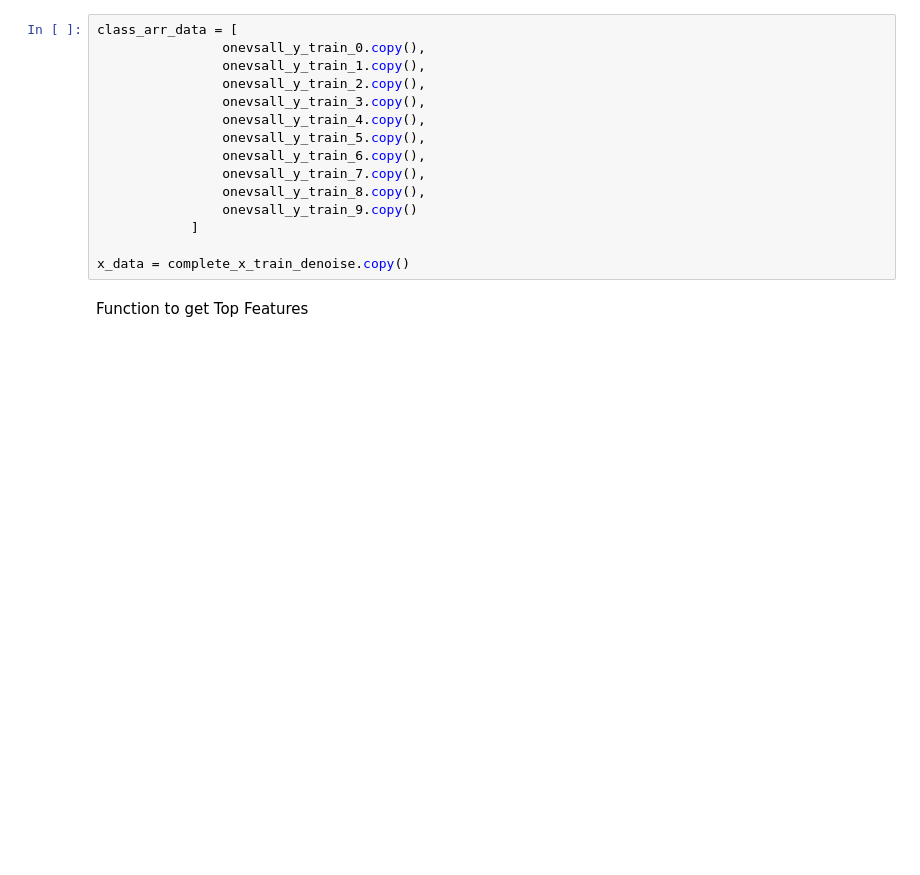
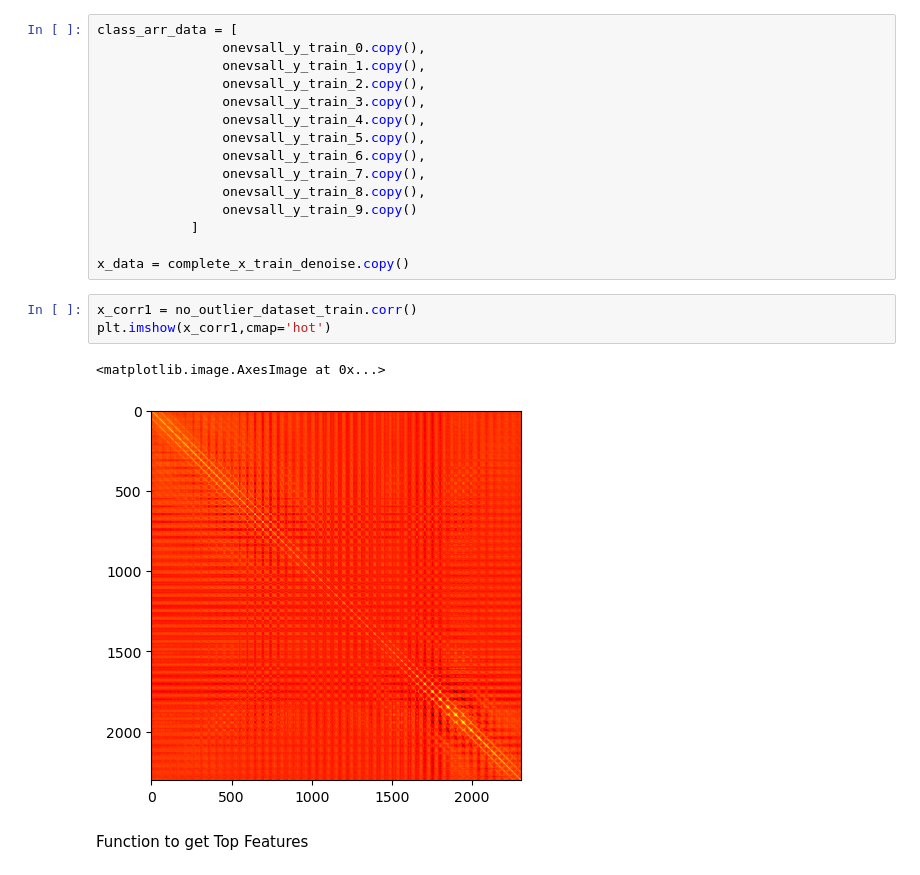
Before and after one commit to Danish3848/F20DL, a Jupyter notebook: CW/F20DL_Coursework1_Group12.ipynb, the cells around one changed output. Cells and saved outputs as stored; diff of their text form; blank space fills up the shorter version.

```diff
--- a/CW/F20DL_Coursework1_Group12.ipynb
+++ b/CW/F20DL_Coursework1_Group12.ipynb
@@ -583,6 +585,12 @@ class_arr_data = [
             ]
 
 x_data = complete_x_train_denoise.copy()
+# %%
+x_corr1 = no_outlier_dataset_train.corr()
+plt.imshow(x_corr1,cmap='hot')
+# %% [output]
+<matplotlib.image.AxesImage at 0x...>
+[figure, added]
 # %% [markdown]
 Function to get Top Features
 # %%
```
Also changed, not shown: parts of 12 cells of this notebook.
